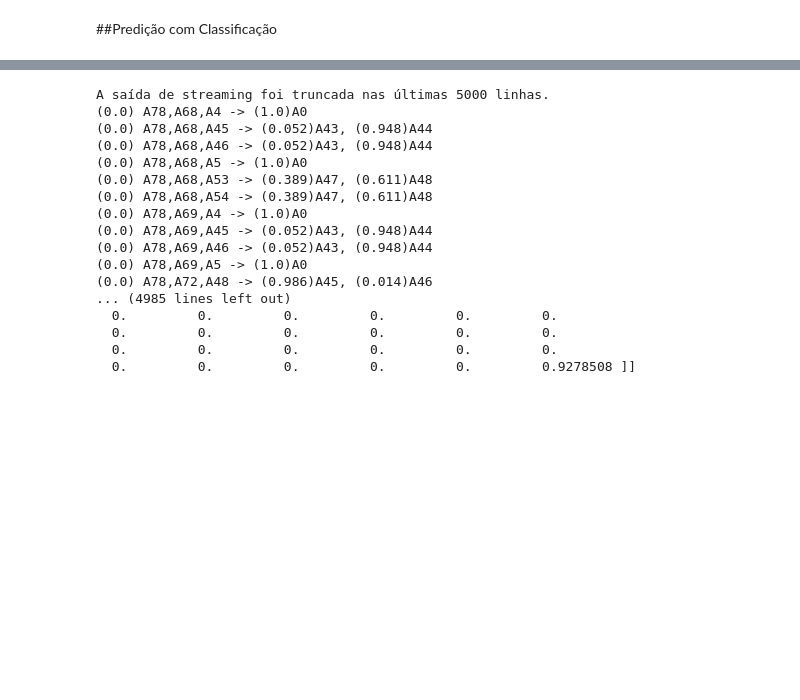
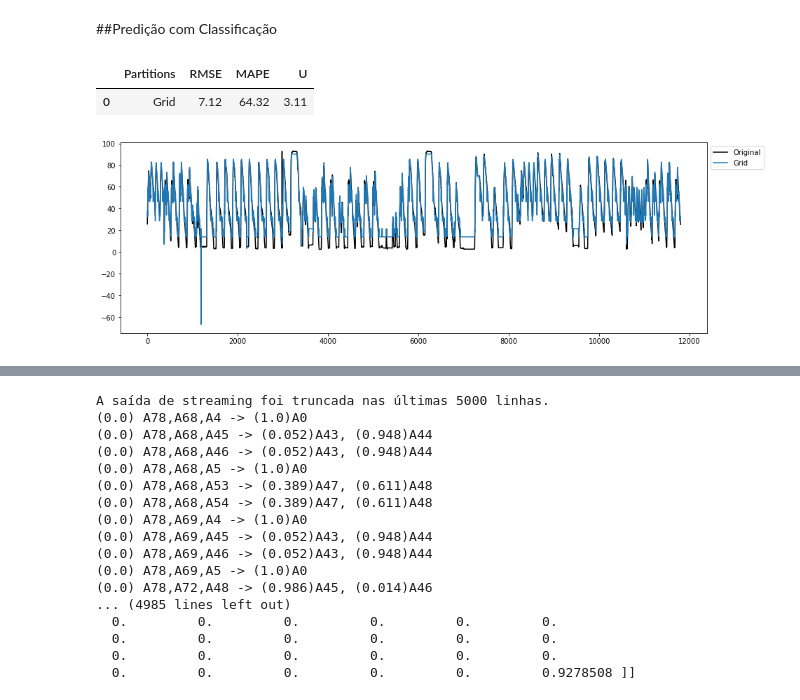
Before and after one commit to gabrielvinicios02/ExperimentsMultivariate, a Jupyter notebook: ClassificadorXGBoost.ipynb, the cells around one changed output, grey strips where cells are left out. Cells and saved outputs as stored; diff of their text form; code cells hidden in the pictures; blank space fills up the shorter version.

```diff
--- a/ClassificadorXGBoost.ipynb
+++ b/ClassificadorXGBoost.ipynb
@@ -1281,3 +1281,43 @@ datasets5['SpeedActual'] = dPredicaoNormal.get('SpeedActual')
 datasets5['BeltLoad'] = dPredicaoNormal.get('BeltLoad')
 datasets5['Rate'] = dPredicaoNormal.get('Rate')
 datasets5['Status'] = dPredicaoNormal.get('Status')
+# %%
+from pyFTS.models import hofts
+from pyFTS.partitioners import Grid, FCM, CMeans, Entropy
+from pyFTS.benchmarks import Measures
+
+metodos = [Grid.GridPartitioner]#, Entropy.EntropyPartitioner, CMeans.CMeansPartitioner ]
+
+k = 45
+
+rows = []
+
+y11=np.asarray(datasets5['LIT'])
+
+fig, ax = plt.subplots(nrows=1, ncols=1,figsize=[15,5])
+
+ax.plot(y11, label='Original',color='black')
+
+for contador, metodo in enumerate(metodos):
+  part = metodo(data=y11, npart=k)
+  model11 = hofts.HighOrderFTS(order=2, partitioner=part)
+  model11.fit(y11)
+  forecasts = model11.predict(y11)
+  for o in range(model11.order):
+    forecasts.insert(0,None)
+
+  ax.plot(forecasts[:-1], label=part.name)
+
+  rmse, mape, u = Measures.get_point_statistics(y11, model11)
+
+  rows.append([part.name, rmse, mape, u])
+
+
+handles, labels = ax.get_legend_handles_labels()
+lgd = ax.legend(handles, labels, loc=2, bbox_to_anchor=(1, 1))
+
+pd.DataFrame(rows, columns=['Partitions','RMSE','MAPE','U'])
+# %% [output]
+|  | Partitions | RMSE | MAPE | U |
+| 0 | Grid | 7.12 | 64.32 | 3.11 |
+[figure, added]
```
Also changed, not shown: parts of 9 cells of this notebook.
